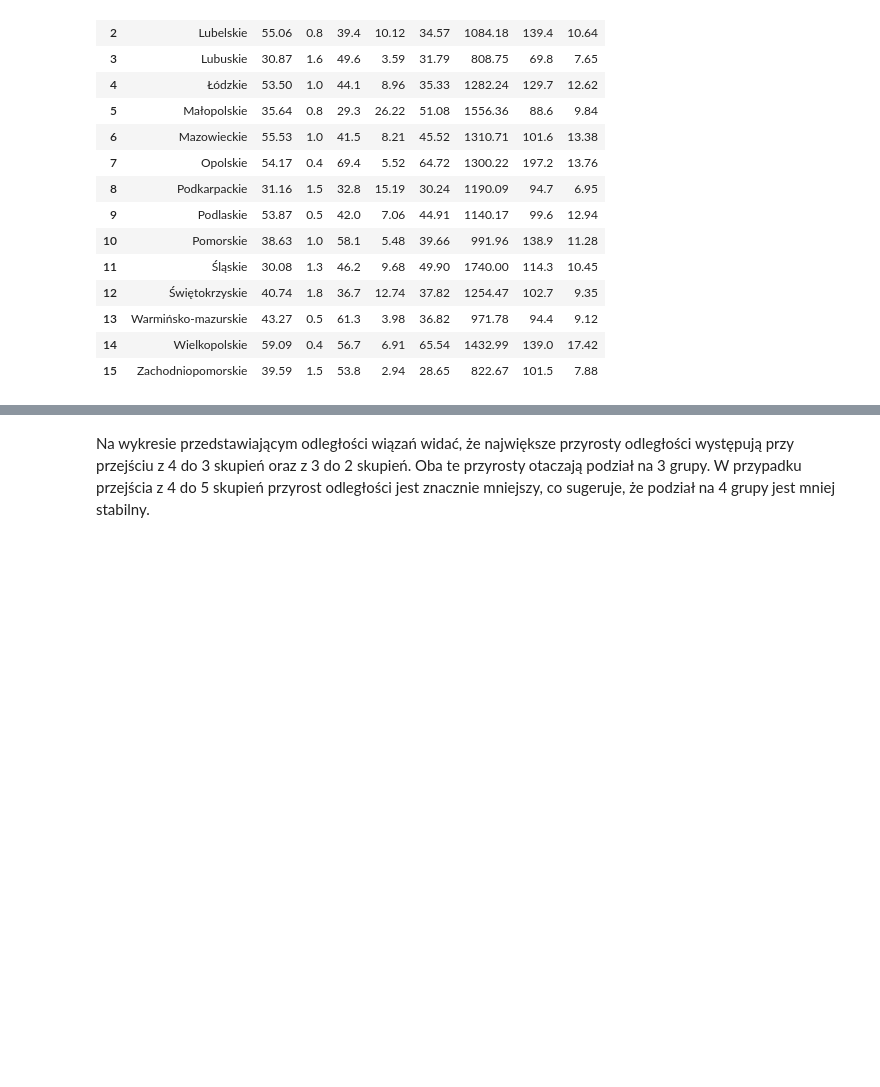
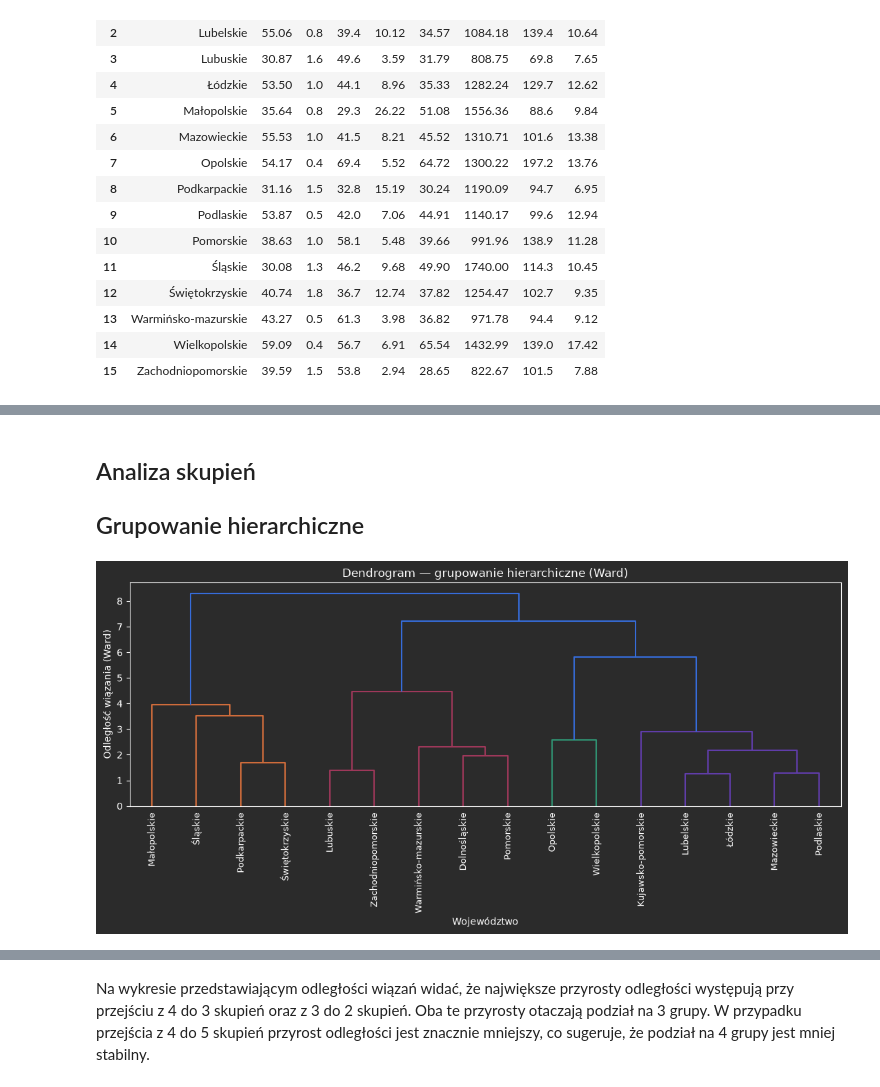
Before and after one commit to pawszu908/sad-project-1, a Jupyter notebook: Analiza.ipynb, the cells around one changed output, grey strips where cells are left out. Saved outputs shown, nothing was run; the diff lists cells and outputs as text; code cells hidden in the pictures; blank space fills up the shorter version.

```diff
--- a/Analiza.ipynb
+++ b/Analiza.ipynb
@@ -354,3 +325,14 @@ array([[ 2.        ,  4.        ,  1.26762615,  2.        ],
+# %% [markdown]
+## Analiza skupień
+
+## Grupowanie hierarchiczne
+# %%
+import clustering
+x, names, df_indexed = clustering.prepare_clustering_data(df, z_std)
+z = clustering.hierarchical_clustering(x)
+clustering.plot_dendrogram(z, names)
+# %% [output]
+[figure, added]
 # %%
 df_heights = clustering.plot_merge_heights(z)
 # %% [output]
```
Also changed, not shown: parts of 50 cells of this notebook, 1 other file.
